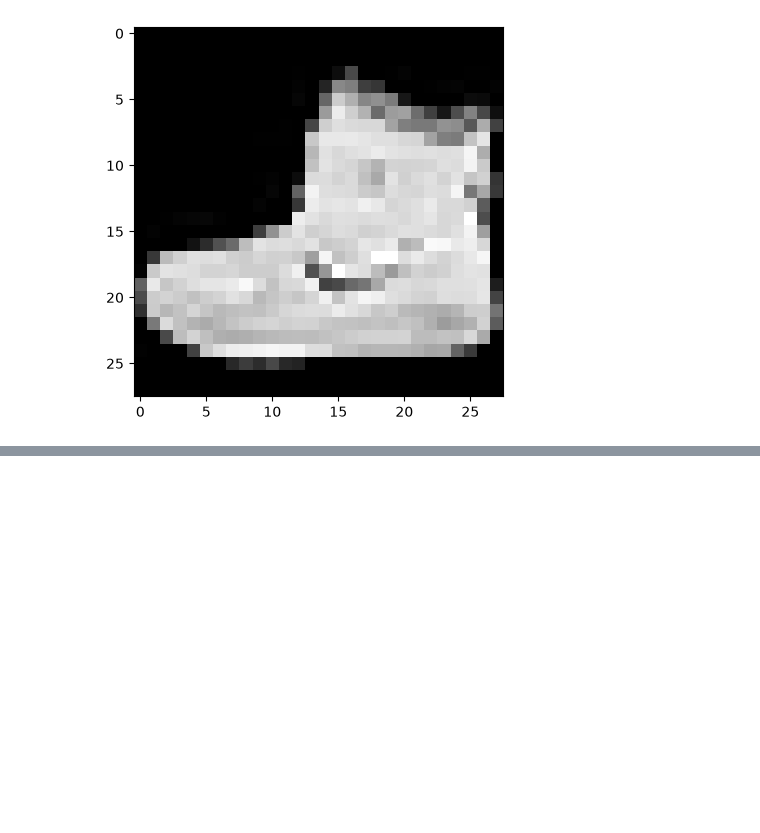
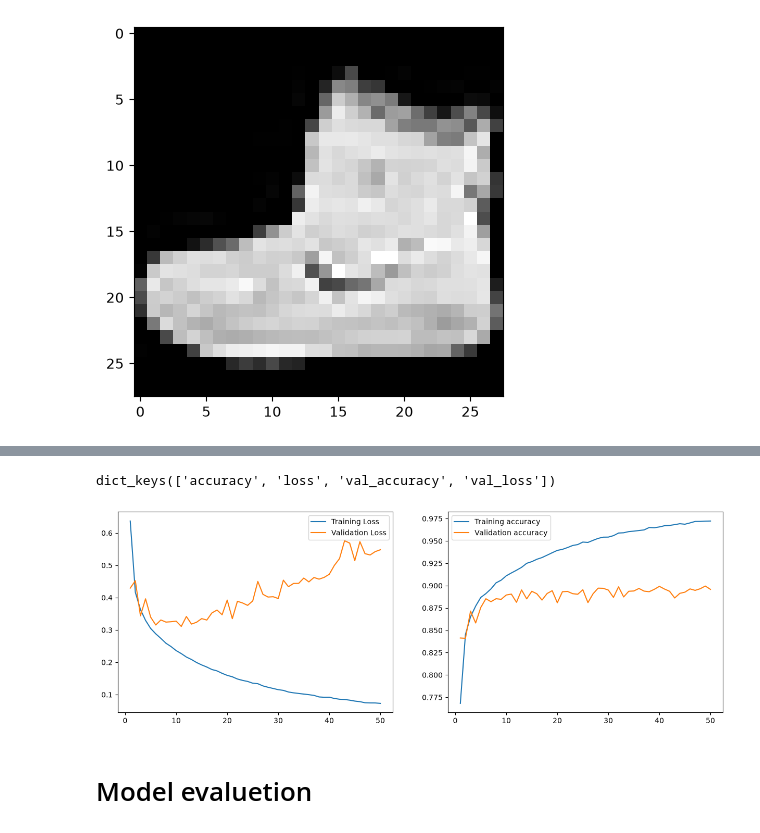
Before and after one commit to trungsyd2409/dl_learn_tensor_flow, a Jupyter notebook: fashin_mnist.ipynb, the cells around one changed output, grey strips where cells are left out. Drawn from its saved outputs; the diff is of its cells as text; code cells hidden in the pictures; blank space fills up the shorter version.

```diff
--- a/fashin_mnist.ipynb
+++ b/fashin_mnist.ipynb
@@ -55,0 +90,6 @@ plot_data(X_train, y_train)
+# %%
+model.compile(optimizer='rmsprop', loss='categorical_crossentropy', metrics=['accuracy'])
+# %%
+epochs = 50
+batch_size=256
+history = model.fit(X_train, y_train_label, batch_size=batch_size, epochs=epochs, validation_split=0.1)
@@ -55,0 +114,25 @@ plot_data(X_train, y_train)
+# %%
+history_dict = history.history
+history_dict.keys()
+# %% [output]
+dict_keys(['accuracy', 'loss', 'val_accuracy', 'val_loss'])
+# %%
+train_loss, val_loss = history_dict['loss'], history_dict['val_loss']
+train_acc, val_acc = history_dict['accuracy'], history_dict['val_accuracy']
+# %%
+fig, (ax1, ax2) = plt.subplots(1,2,figsize = (15,5))
+epoch_runs = [i+1 for i in range(epochs)]
+
+ax1.plot(epoch_runs,train_loss, label = 'Training Loss')
+ax1.plot(epoch_runs,val_loss, label = 'Validation Loss')
+
+ax2.plot(epoch_runs,train_acc, label = 'Training accuracy')
+ax2.plot(epoch_runs,val_acc, label = 'Validation accuracy')
+ax1.legend()
+ax2.legend()
+plt.show()
+# %% [output]
+[figure, added]
+# %% [markdown]
+
+# Model evaluetion
```
Also changed, not shown: parts of 15 cells of this notebook.
